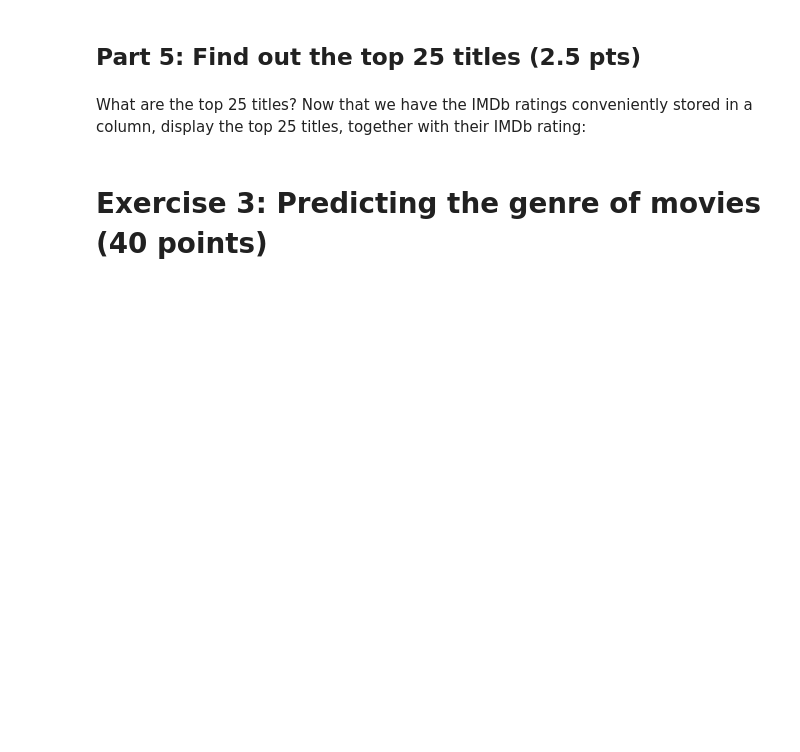
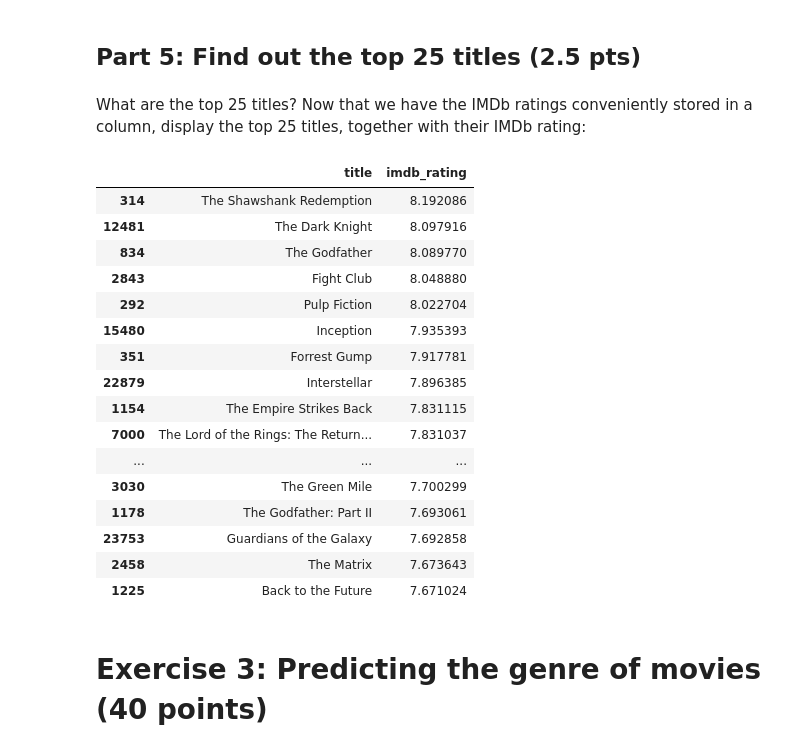
Before and after one commit to georgezefko/02807_Computational_tools_for_DS, a Jupyter notebook: Exercise_2_Project_1.ipynb, the cells around one changed output. Saved outputs shown, nothing was run; the diff lists cells and outputs as text; code cells hidden in the pictures; blank space fills up the shorter version.

```diff
--- a/Exercise_2_Project_1.ipynb
+++ b/Exercise_2_Project_1.ipynb
@@ -577,6 +577,25 @@ Time to reflect on your solution. Do the following:
 What are the top 25 titles? Now that we have the IMDb ratings conveniently stored in a column, display the top 25 titles, together with their IMDb rating:
 # %%
 # your code goes here
+df[['title','imdb_rating']].sort_values(ascending=False, by ='imdb_rating').head(25)
+# %% [output]
+|  | title | imdb_rating |
+| 314 | The Shawshank Redemption | 8.192086 |
+| 12481 | The Dark Knight | 8.097916 |
+| 834 | The Godfather | 8.089770 |
+| 2843 | Fight Club | 8.048880 |
+| 292 | Pulp Fiction | 8.022704 |
+| 15480 | Inception | 7.935393 |
+| 351 | Forrest Gump | 7.917781 |
+| 22879 | Interstellar | 7.896385 |
+| 1154 | The Empire Strikes Back | 7.831115 |
+| 7000 | The Lord of the Rings: The Return... | 7.831037 |
+| ... | ... | ... |
+| 3030 | The Green Mile | 7.700299 |
+| 1178 | The Godfather: Part II | 7.693061 |
+| 23753 | Guardians of the Galaxy | 7.692858 |
+| 2458 | The Matrix | 7.673643 |
+| 1225 | Back to the Future | 7.671024 |
 # %% [markdown]
 # Exercise 3: Predicting the genre of movies (40 points)
 # %% [markdown]
```
